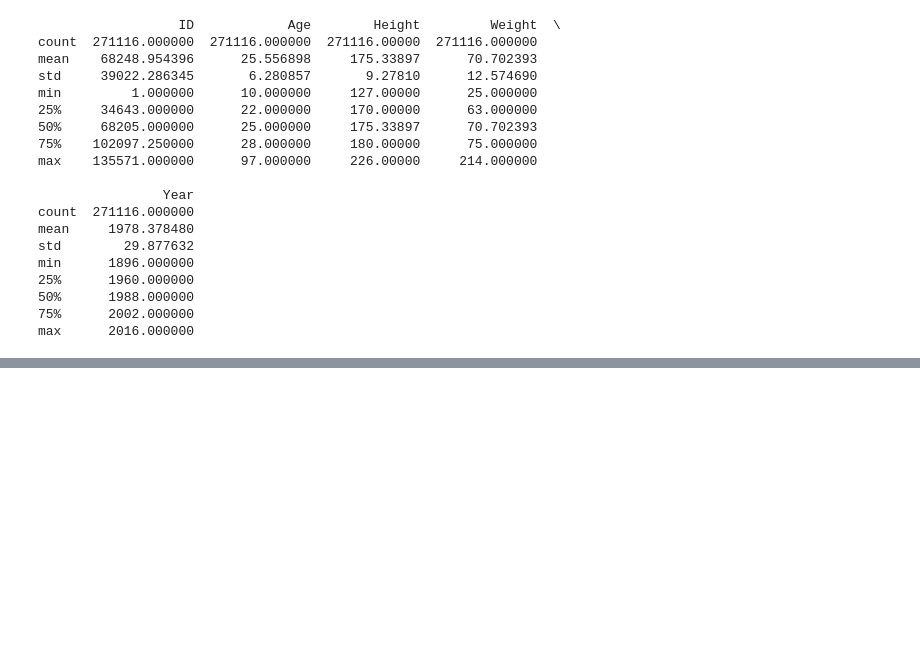
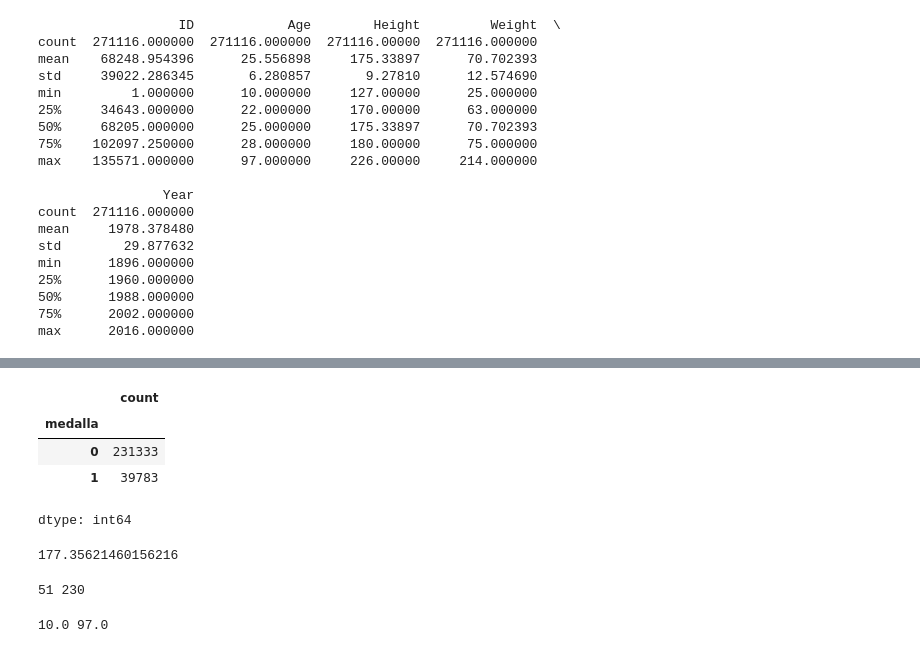
Before and after one commit to Ometh-cmd/taller-pandas-olimpiadas-grupoX, a Jupyter notebook: src/Proyecto_pandas_Faltantes_y_nuevas_variables.ipynb, the cells around one changed output, grey strips where cells are left out. Drawn from its saved outputs; the diff is of its cells as text; code cells hidden in the pictures; blank space fills up the shorter version.

```diff
--- a/notebooks/Proyecto_pandas_Análisis_inicial_y_limpieza.ipynb
+++ b/src/Proyecto_pandas_Faltantes_y_nuevas_variables.ipynb
@@ -142,0 +213,29 @@ max      2016.000000
+# %%
+#b
+fusionado["medalla"].value_counts()
+# %% [output]
+|  | count |
+| medalla |  |
+| 0 | 231333 |
+| 1 | 39783 |
+dtype: int64
+# %%
+#c
+estaturaG =  fusionado.loc[fusionado['Medal'] == 'Gold','Height'].mean()
+print(estaturaG)
+# %% [output]
+177.35621460156216
+# %%
+#d
+ediciones = fusionado["Games"].nunique()
+nocs = fusionado["NOC"].nunique()
+print(ediciones,nocs)
+# %% [output]
+51 230
+# %%
+#e
+joven = fusionado['Age'].min()
+viejo = fusionado['Age'].max()
+print(joven, viejo)
+# %% [output]
+10.0 97.0
```
Also changed, not shown: parts of 45 cells of this notebook, 3 other files.
